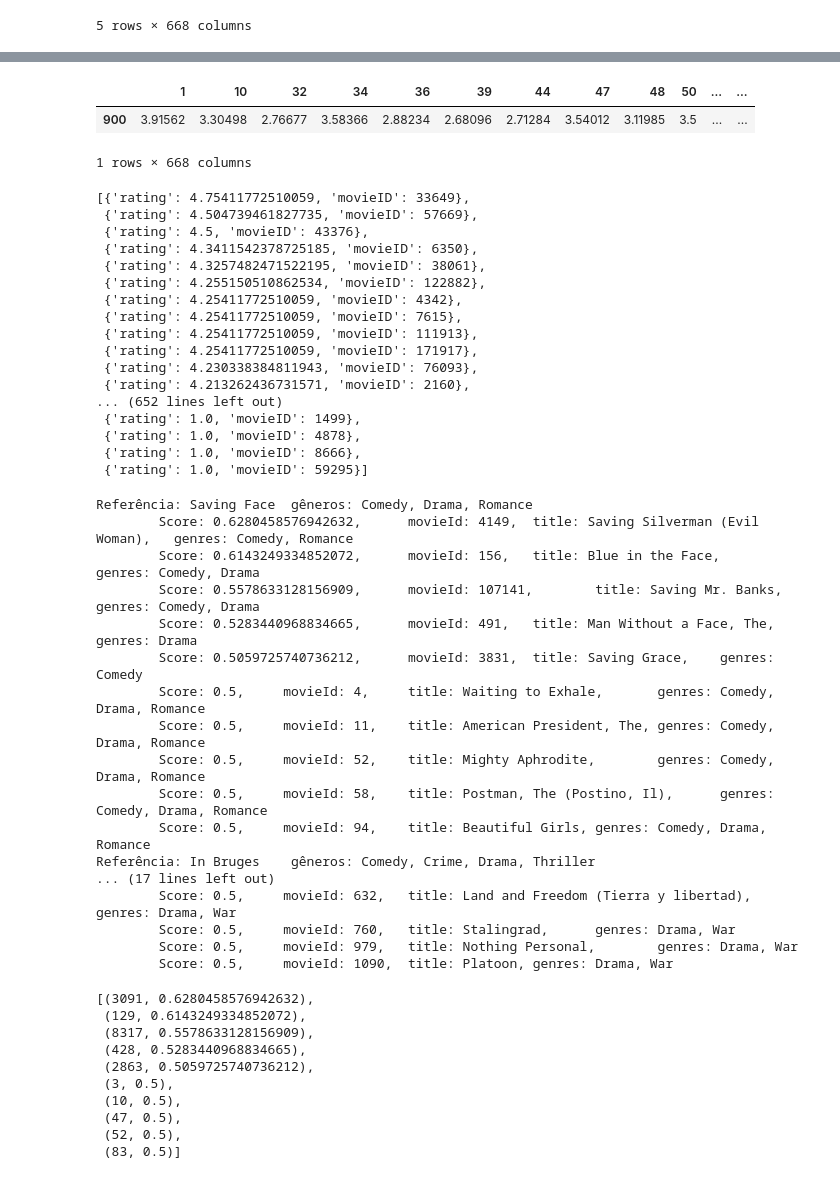
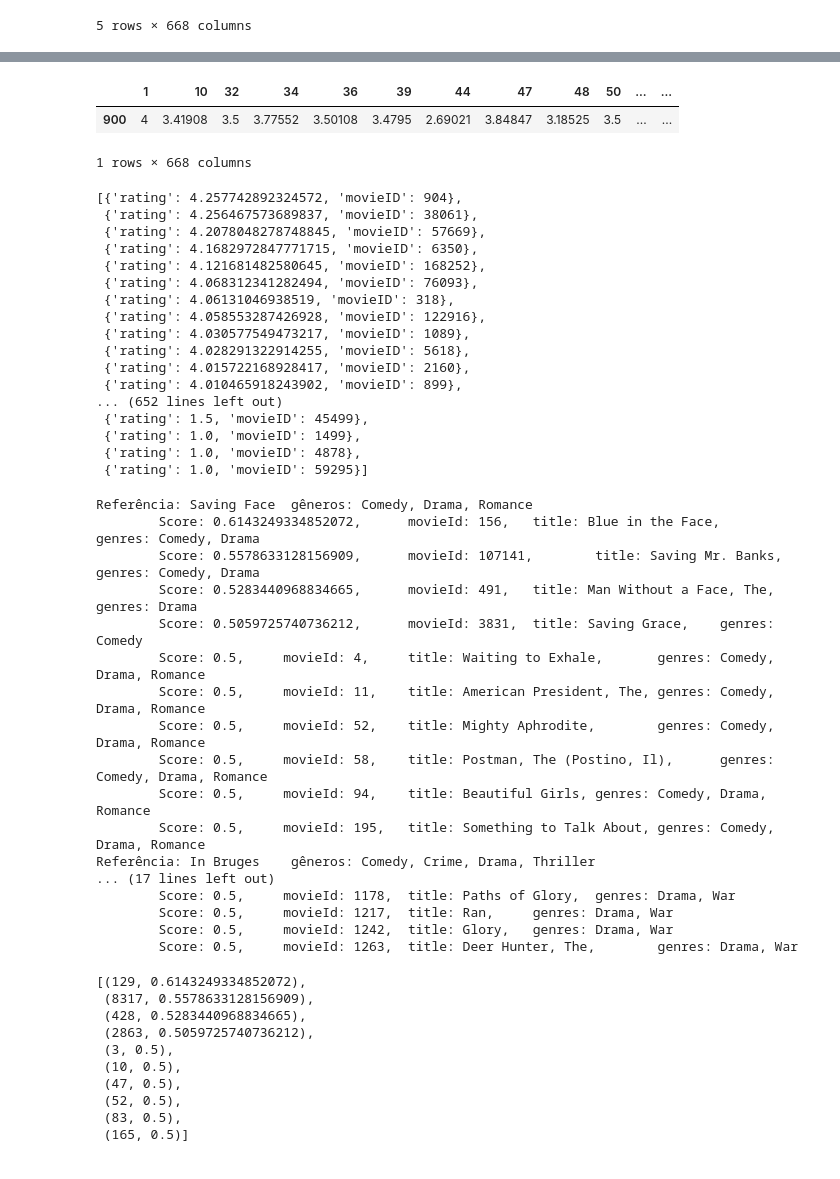
Before and after one commit to amandachagas/surprise-test, a Jupyter notebook: RefinedMyAlgo.ipynb, the cells around one changed output, grey strips where cells are left out. Drawn from its saved outputs; the diff is of its cells as text; code cells hidden in the pictures.

Commit message:
Calculating the similarity only for the candidate movies.

```diff
--- a/RefinedMyAlgo.ipynb
+++ b/RefinedMyAlgo.ipynb
@@ -152,10 +152,15 @@ class RefinedMyAlgo():
             # Sort the movies based on the similarity scores
             total_sim_score = sorted(total_sim_score, key=lambda x: x[1], reverse=True)
 
+            candidates_sim_score = []
+            for item in total_sim_score:
+                if self.movies.loc[item[0]].values[0] not in self.perfil_movies:
+                    candidates_sim_score.append(item)
+
             # Get the scores of the 10 most similar movies
-            total_sim_score = total_sim_score[1:11]
+            candidates_sim_score = candidates_sim_score[1:11]
 
-            recs.append(total_sim_score)
+            recs.append(candidates_sim_score)
 
         return recs
 # %%
@@ -214,27 +219,27 @@ group_filled_mtx.head()
 # %%
 ########################################################################
 # # Implementing least misery ending-up in a dataframe
 ########################################################################
 values = []
 labels = []
-for i in range(0,len(list(my_group_sparse))):
-    my_col = my_group_sparse.iloc[ : ,i]
+for i in range(0,len(list(group_filled_mtx))):
+    my_col = group_filled_mtx.iloc[ : ,i]
     label = my_col.name
     my_col = list(my_col)
 
     labels.append(label)
     values.append( float(min(my_col)) )
 
 # print('Array values: {}, Array labels: {}'.format(values, labels))
 agg_group_perf = pd.DataFrame(index=[900], columns=labels)
 
 for i in range(0,len(list(agg_group_perf))):
     agg_group_perf.iloc[0, i] = values[i]
 
 agg_group_perf.head()
 # %% [output]
 |  | 1 | 10 | 32 | 34 | 36 | 39 | 44 | 47 | 48 | 50 | ... | ... |
-| 900 | 3.91562 | 3.30498 | 2.76677 | 3.58366 | 2.88234 | 2.68096 | 2.71284 | 3.54012 | 3.11985 | 3.5 | ... | ... |
+| 900 | 4 | 3.41908 | 3.5 | 3.77552 | 3.50108 | 3.4795 | 2.69021 | 3.84847 | 3.18525 | 3.5 | ... | ... |
 1 rows × 668 columns
 # %%
 group_pref_dict = []
@@ -248,22 +253,22 @@ for col in list(agg_group_perf):
 group_pref_dict = sorted(group_pref_dict, key = lambda i: i['rating'],reverse=True)
 group_pref_dict
 # %% [output]
-[{'rating': 4.75411772510059, 'movieID': 33649},
- {'rating': 4.504739461827735, 'movieID': 57669},
- {'rating': 4.5, 'movieID': 43376},
- {'rating': 4.3411542378725185, 'movieID': 6350},
- {'rating': 4.3257482471522195, 'movieID': 38061},
- {'rating': 4.255150510862534, 'movieID': 122882},
- {'rating': 4.25411772510059, 'movieID': 4342},
- {'rating': 4.25411772510059, 'movieID': 7615},
- {'rating': 4.25411772510059, 'movieID': 111913},
- {'rating': 4.25411772510059, 'movieID': 171917},
- {'rating': 4.230338384811943, 'movieID': 76093},
- {'rating': 4.213262436731571, 'movieID': 2160},
+[{'rating': 4.257742892324572, 'movieID': 904},
+ {'rating': 4.256467573689837, 'movieID': 38061},
+ {'rating': 4.2078048278748845, 'movieID': 57669},
+ {'rating': 4.1682972847771715, 'movieID': 6350},
+ {'rating': 4.121681482580645, 'movieID': 168252},
+ {'rating': 4.068312341282494, 'movieID': 76093},
+ {'rating': 4.06131046938519, 'movieID': 318},
+ {'rating': 4.058553287426928, 'movieID': 122916},
+ {'rating': 4.030577549473217, 'movieID': 1089},
+ {'rating': 4.028291322914255, 'movieID': 5618},
+ {'rating': 4.015722168928417, 'movieID': 2160},
+ {'rating': 4.010465918243902, 'movieID': 899},
 ... (652 lines left out)
+ {'rating': 1.5, 'movieID': 45499},
  {'rating': 1.0, 'movieID': 1499},
  {'rating': 1.0, 'movieID': 4878},
- {'rating': 1.0, 'movieID': 8666},
  {'rating': 1.0, 'movieID': 59295}]
 # %%
 refinedMyAlgo.calc_similarity_matrix()
@@ -285,7 +290,6 @@ for reference in references:
     count=count+1
 # %% [output]
 Referência: Saving Face  gêneros: Comedy, Drama, Romance
-        Score: 0.6280458576942632,      movieId: 4149,  title: Saving Silverman (Evil Woman),   genres: Comedy, Romance
         Score: 0.6143249334852072,      movieId: 156,   title: Blue in the Face,        genres: Comedy, Drama
         Score: 0.5578633128156909,      movieId: 107141,        title: Saving Mr. Banks,        genres: Comedy, Drama
         Score: 0.5283440968834665,      movieId: 491,   title: Man Without a Face, The, genres: Drama
@@ -295,17 +299,17 @@ Referência: Saving Face  gêneros: Comedy, Drama, Romance
         Score: 0.5,     movieId: 52,    title: Mighty Aphrodite,        genres: Comedy, Drama, Romance
         Score: 0.5,     movieId: 58,    title: Postman, The (Postino, Il),      genres: Comedy, Drama, Romance
         Score: 0.5,     movieId: 94,    title: Beautiful Girls, genres: Comedy, Drama, Romance
+        Score: 0.5,     movieId: 195,   title: Something to Talk About, genres: Comedy, Drama, Romance
 Referência: In Bruges    gêneros: Comedy, Crime, Drama, Thriller
 ... (17 lines left out)
-        Score: 0.5,     movieId: 632,   title: Land and Freedom (Tierra y libertad),    genres: Drama, War
-        Score: 0.5,     movieId: 760,   title: Stalingrad,      genres: Drama, War
-        Score: 0.5,     movieId: 979,   title: Nothing Personal,        genres: Drama, War
-        Score: 0.5,     movieId: 1090,  title: Platoon, genres: Drama, War
+        Score: 0.5,     movieId: 1178,  title: Paths of Glory,  genres: Drama, War
+        Score: 0.5,     movieId: 1217,  title: Ran,     genres: Drama, War
+        Score: 0.5,     movieId: 1242,  title: Glory,   genres: Drama, War
+        Score: 0.5,     movieId: 1263,  title: Deer Hunter, The,        genres: Drama, War
 # %%
 recs[0]
 # %% [output]
-[(3091, 0.6280458576942632),
- (129, 0.6143249334852072),
+[(129, 0.6143249334852072),
  (8317, 0.5578633128156909),
  (428, 0.5283440968834665),
  (2863, 0.5059725740736212),
@@ -313,4 +317,5 @@ recs[0]
  (10, 0.5),
  (47, 0.5),
  (52, 0.5),
- (83, 0.5)]
+ (83, 0.5),
+ (165, 0.5)]
```
Also changed, not shown: parts of 2 cells of this notebook.
